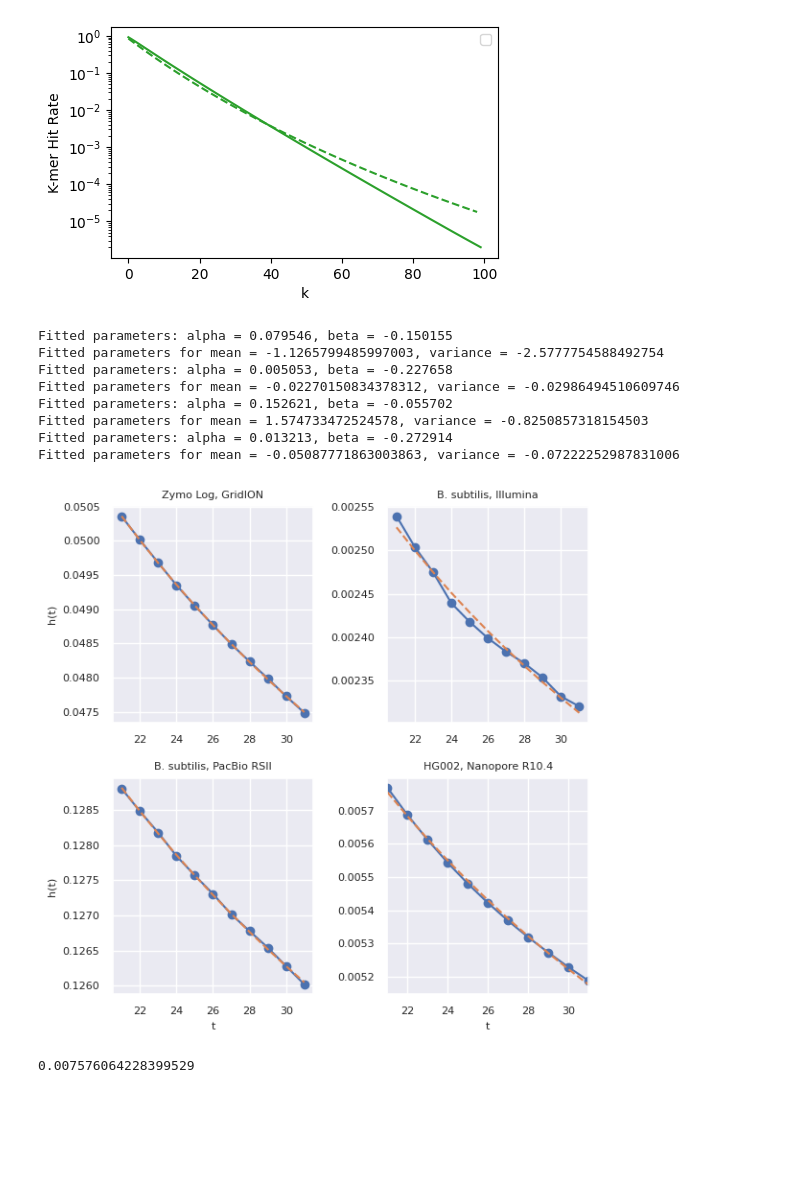
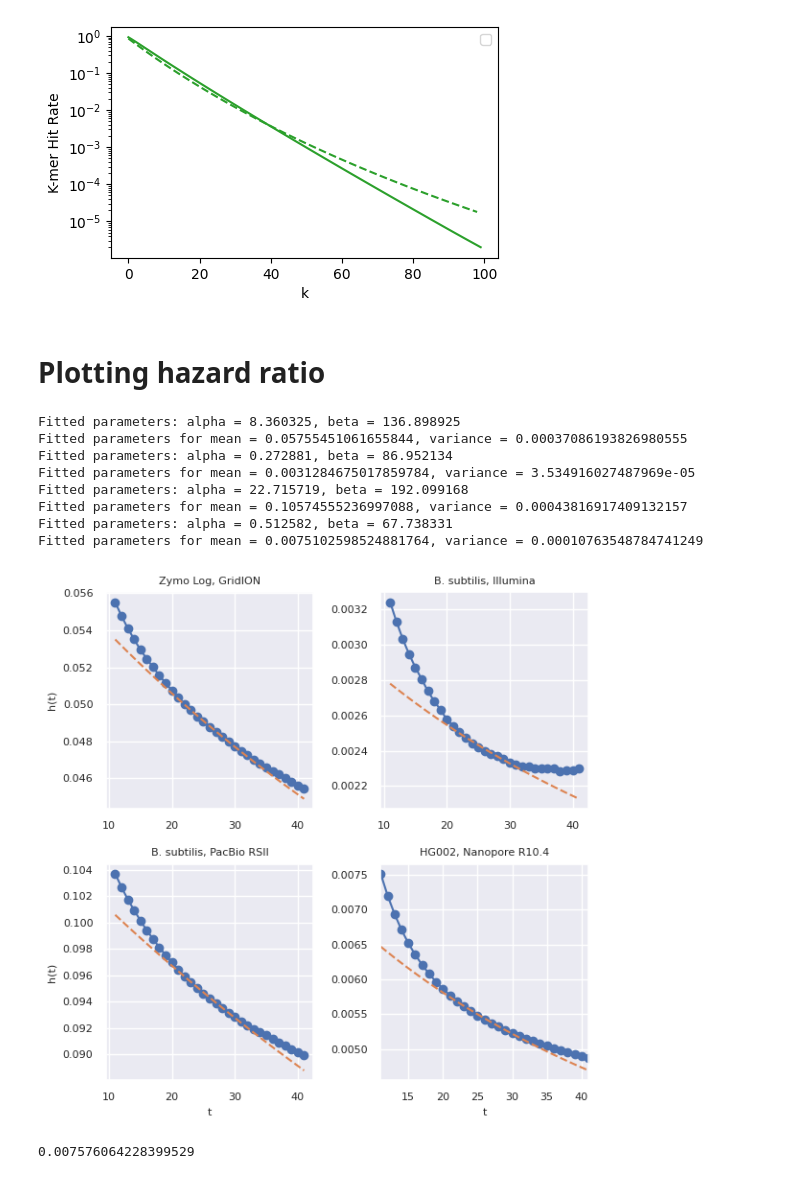
Before and after one commit to GZHoffie/skiver-test, a Jupyter notebook: experiments/counting_error_free_kmers/plot_results.ipynb, the cells around one changed output. Saved outputs shown, nothing was run; the diff lists cells and outputs as text; code cells hidden in the pictures; blank space fills up the shorter version.

```diff
--- a/experiments/counting_error_free_kmers/plot_results.ipynb
+++ b/experiments/counting_error_free_kmers/plot_results.ipynb
@@ -390,6 +390,8 @@ plt.legend()
 [0.8456807160606179, 0.7166223204882276, 0.6084582174160829, 0.5176157835286916, 0.4411650328560374, 0.37669742680845536, 0.3222285711549336, 0.27611989243651086, 0.2370154346467481, 0.203790733012482 ...
 <matplotlib.legend.Legend at 0x...>
 [figure]
+# %% [markdown]
+# Plotting hazard ratio
 # %%
 import pandas as pd
 import numpy as np
@@ -405,15 +407,19 @@ def fit_function_beta(i, alpha, beta):
     return alpha / (alpha + beta + i)
 
 def fit_function_normal(i, mean, std):
-    return np.exp(- mean + (i + 0.5) * (std ** 2))
+    return np.exp(- mean + (i + 0.5) * (std * std))
 
 def fit_function_exp(i, a, b):
     return a * (i ** b)
 
+def fit_function_gamma(i, alpha, beta):
+    return (alpha * beta) / (1 + beta * i)
+
+
 kmer_hit_rate_csv = [
     "../../output/zymo/ERR3152366.matched_kmers.csv",
     "../../output/zymo/ERR2935851_ref.matched_kmers.csv",
-    "../../output/zymo/SRR7415629_ref.matched_kmers.csv",
+    "../../output/zymo/SRR7498042_ref.matched_kmers.csv",
     "../../output/human/HG002.bam.tmp.0000.matched_kmers.csv"
 ]
 
@@ -427,58 +433,63 @@ labels = [
 # Plot in 3 separate figures, the hazard ratio and the predicted k-mer hit rate.
 # The hazard ratio is calculated by matched_kmers(k) / matched_kmers(k-1)
 font_size = 8  # Set a common font size for labels and titles
-hazard_ratio_plot_range = range(21, 32)
+hazard_ratio_plot_range = range(11, 42)
+hazard_ratio_estimate_range = range(21, 32)
 fig, axes = plt.subplots(2, 2, figsize=(6, 6))
 axes = axes.flatten()
 
 for i in range(len(kmer_hit_rate_csv)):
     kmer_hit_rate_df = pd.read_csv(kmer_hit_rate_csv[i])
-    kmer_hit_rates = kmer_hit_rate_df['num_kmer_hit'].values
+    survival_rates = kmer_hit_rate_df['num_kmer_hit'].values
 
     hazard_ratios = []
-    for j in hazard_ratio_plot_range:
-        hazard_ratio = 1 - (kmer_hit_rates[j] / kmer_hit_rates[j - 1])
+    for j in range(1, len(survival_rates)):
+        hazard_ratio = 1 - (survival_rates[j] / survival_rates[j - 1])
         hazard_ratios.append(hazard_ratio)
 
+    hazard_ratio_esimates = hazard_ratios[hazard_ratio_estimate_range.start - 1:hazard_ratio_estimate_range.stop - 1]
+    hazard_ratio_plot = hazard_ratios[hazard_ratio_plot_range.start - 1:hazard_ratio_plot_range.stop - 1]
+
     # Fit the curve alpha/(alpha + beta + t) to the hazard ratios
-    params, _ = curve_fit(fit_function_exp, list(hazard_ratio_plot_range), hazard_ratios, p0=[0.01, 0.01])
+    params, _ = curve_fit(fit_function_beta, list(hazard_ratio_estimate_range), hazard_ratio_esimates)
     alpha, bet = params
     print(f"Fitted parameters: alpha = {alpha:.6f}, beta = {bet:.6f}")
 
     mean = alpha / (alpha + bet)
     variance = alpha * bet / ((alpha + bet)**2 * (alpha + bet + 1))
     print(f"Fitted parameters for mean = {mean}, variance = {variance}")
-
-    axes[i].plot(hazard_ratio_plot_range, hazard_ratios, marker='o', label='Observed Hazard Ratio', color='C0')
-    fitted_hazard_ratios = [fit_function_exp(t, alpha, bet) for t in hazard_ratio_plot_range]
-    axes[i].plot(hazard_ratio_plot_range, fitted_hazard_ratios, linestyle='--', label=f'Fitted Curve', color='C1')
     #axes[i].set_yscale('log')
     #axes[i].set_xscale('log')
+
+    axes[i].plot(hazard_ratio_plot_range, hazard_ratio_plot, marker='o', label='Observed Hazard Ratio', color='C0')
+    fitted_hazard_ratios = [fit_function_beta(t, alpha, bet) for t in hazard_ratio_plot_range]
+    axes[i].plot(hazard_ratio_plot_range, fitted_hazard_ratios, linestyle='--', label=f'Fitted Curve', color='C1')
+
     axes[i].tick_params(axis='both', labelsize=font_size)
 
     axes[i].set_title(labels[i], fontsize=font_size)
     if i >= 2:
         axes[i].set_xlabel('t', fontsize=font_size)
     if i % 2 == 0:
         axes[i].set_ylabel('h(t)', fontsize=font_size)
     #axes[i].legend()
 
 
 plt.tight_layout()
 
 plt.xlim(hazard_ratio_plot_range.start, hazard_ratio_plot_range.stop - 1)
 plt.show()
 #plt.ylim(0, 0.05)
 # %% [output]
-Fitted parameters: alpha = 0.079546, beta = -0.150155
-Fitted parameters for mean = -1.1265799485997003, variance = -2.5777754588492754
-Fitted parameters: alpha = 0.005053, beta = -0.227658
-Fitted parameters for mean = -0.02270150834378312, variance = -0.02986494510609746
-Fitted parameters: alpha = 0.152621, beta = -0.055702
-Fitted parameters for mean = 1.574733472524578, variance = -0.8250857318154503
-Fitted parameters: alpha = 0.013213, beta = -0.272914
-Fitted parameters for mean = -0.05087771863003863, variance = -0.07222252987831006
+Fitted parameters: alpha = 8.360325, beta = 136.898925
+Fitted parameters for mean = 0.05755451061655844, variance = 0.00037086193826980555
+Fitted parameters: alpha = 0.272881, beta = 86.952134
+Fitted parameters for mean = 0.0031284675017859784, variance = 3.534916027487969e-05
+Fitted parameters: alpha = 22.715719, beta = 192.099168
+Fitted parameters for mean = 0.10574555236997088, variance = 0.00043816917409132157
+Fitted parameters: alpha = 0.512582, beta = 67.738331
+Fitted parameters for mean = 0.0075102598524881764, variance = 0.00010763548784741249
-[figure, old version]
+[figure, new version]
 # %%
 0.500103 / (0.500103+65.510821)
 # %% [output]
```
Also changed, not shown: parts of 1 cell of this notebook.
